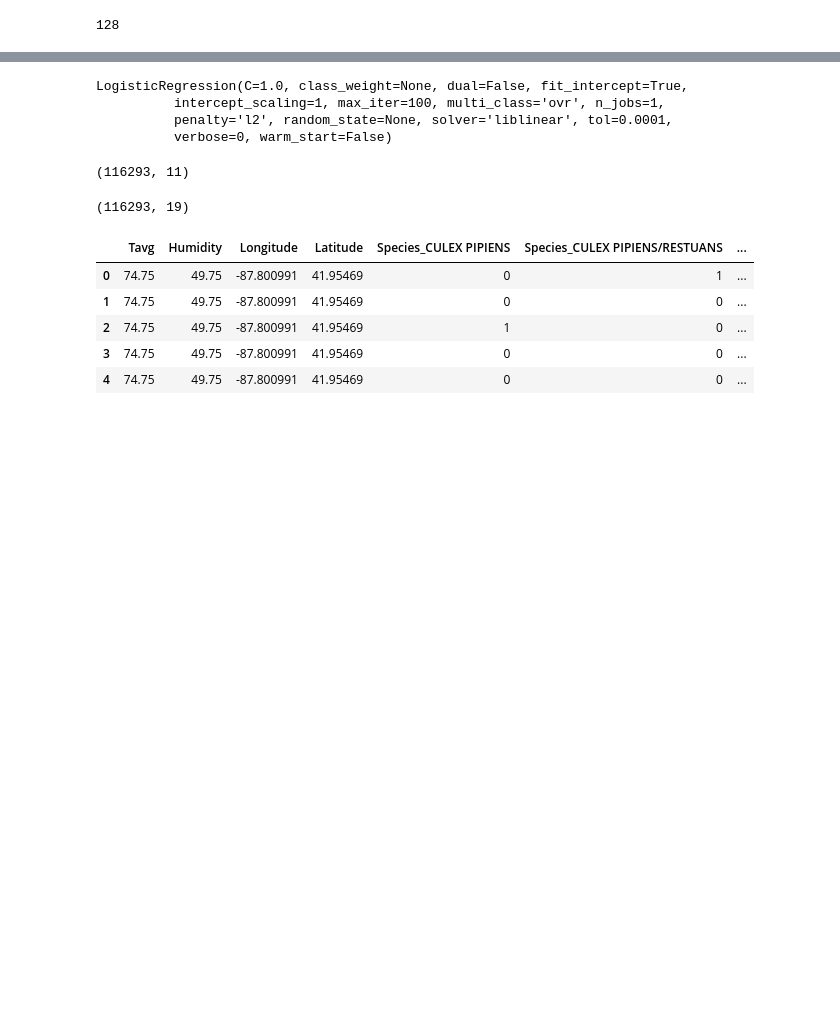
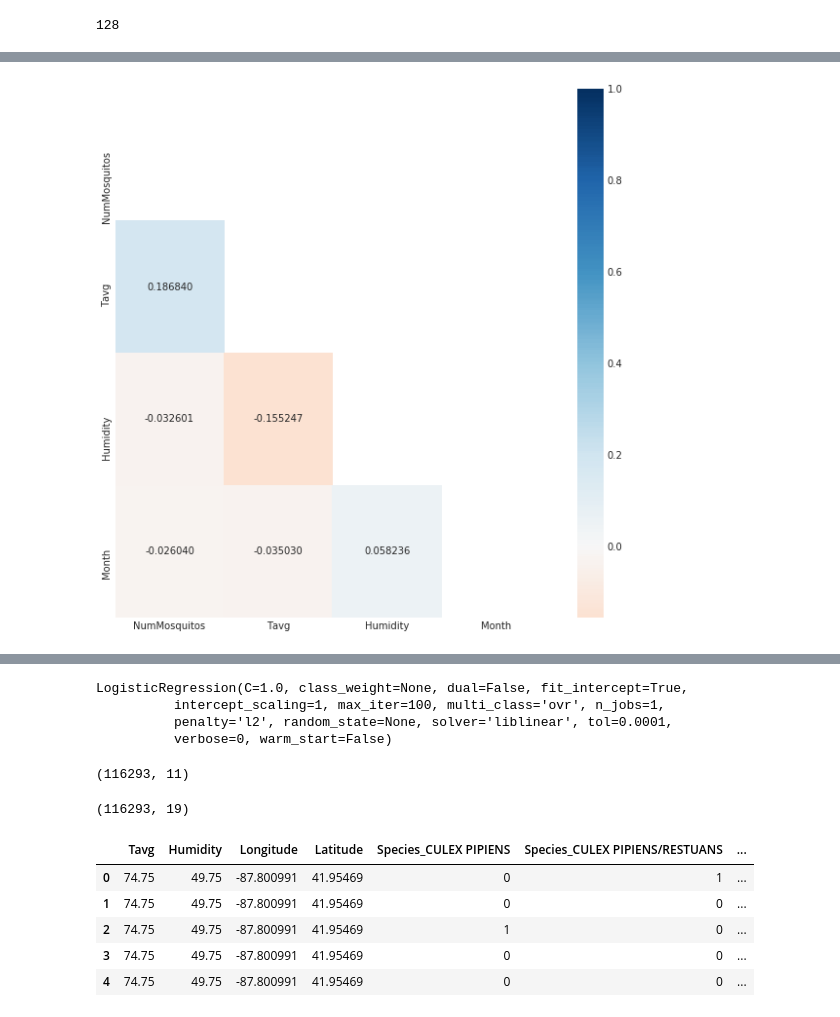
Before and after one commit to yingkh/kaggle-mosquito, a Jupyter notebook: Luther.ipynb, the cells around one changed output, grey strips where cells are left out. Cells and saved outputs as stored; diff of their text form; code cells hidden in the pictures; blank space fills up the shorter version.

```diff
--- a/Luther.ipynb
+++ b/Luther.ipynb
@@ -214,3 +207,13 @@ model1.head()
 | 2 | 2007-05-29 | 6200 North Mandell Avenue, Chicag... | 62 | N MANDELL AVE | T007 | 6200 N MANDELL AVE, Chicago, IL | 41.994991 | -87.769279 | ... |
 | 3 | 2007-05-29 | 7900 West Foster Avenue, Chicago,... | 79 | W FOSTER AVE | T015 | 7900 W FOSTER AVE, Chicago, IL | 41.974089 | -87.824812 | ... |
 | 4 | 2007-05-29 | 7900 West Foster Avenue, Chicago,... | 79 | W FOSTER AVE | T015 | 7900 W FOSTER AVE, Chicago, IL | 41.974089 | -87.824812 | ... |
+# %%
+plt.figure(figsize=(10, 10))
+corr = model1[['NumMosquitos', 'Tavg', 'Humidity', 'Month']].corr()
+mask = np.zeros_like(corr)
+mask[np.triu_indices_from(mask)] = True
+with sns.axes_style("white"):
+    sns.heatmap(corr, mask=mask, center=0, cmap='RdBu', annot=True, fmt='f')
+plt.show()
+# %% [output]
+[figure, added]
```
Also changed, not shown: parts of 7 cells of this notebook, 1 other file.
